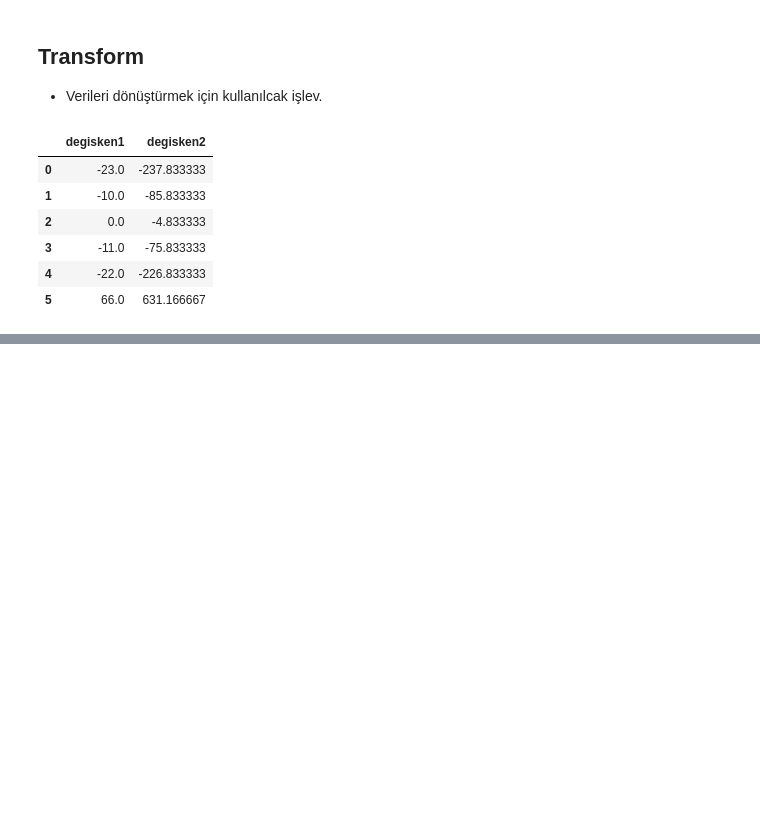
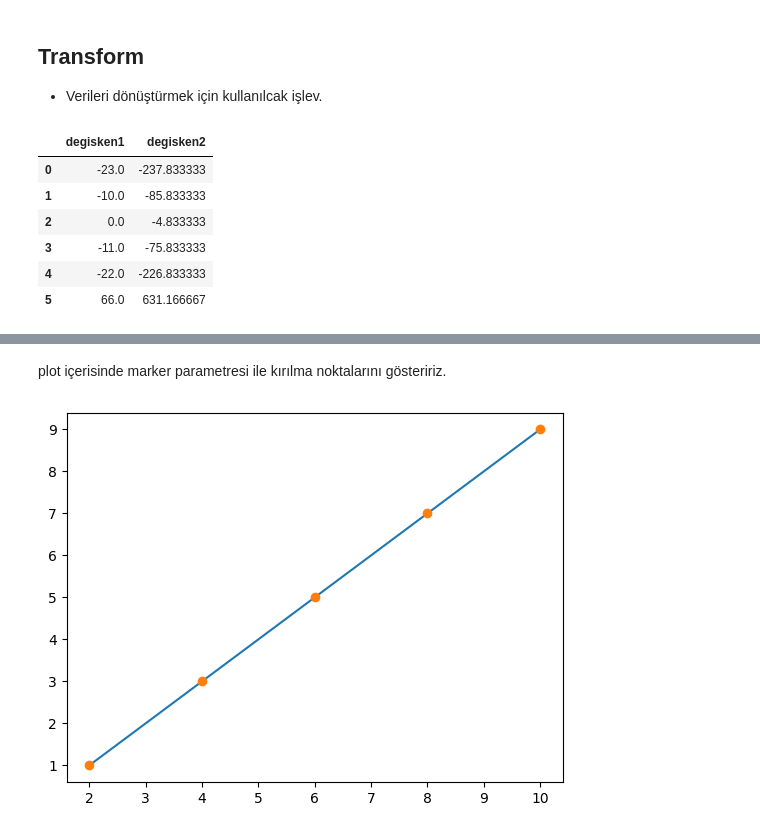
Before and after one commit to cokalonur001/YetGenPython, a Jupyter notebook: 11.Hafta/Eğitim Öncesi Uygulamalar/11.Hafta.ipynb, the cells around one changed output, grey strips where cells are left out. Saved outputs shown, nothing was run; the diff lists cells and outputs as text; code cells hidden in the pictures; blank space fills up the shorter version.

```diff
--- a/11.Hafta/Eğitim Öncesi Uygulamalar/11.Hafta.ipynb
+++ b/11.Hafta/Eğitim Öncesi Uygulamalar/11.Hafta.ipynb
@@ -785,0 +905,10 @@ dfa.transform(lambda x : x -x.mean()) #Ortalamaları verdi ve ortalamaları x de
+# %% [markdown]
+plot içerisinde marker parametresi ile kırılma noktalarını gösteririz.
+# %%
+x = np.array([2,4,6,8,10])
+y = np.array([1,3,5,7,9])
+plt.plot(x,y)
+plt.plot(x,y,"o") #o koyunca noktalı olarak çiziyor
+plt.show()
+# %% [output]
+[figure, added]
```
Also changed, not shown: parts of 24 cells of this notebook.
